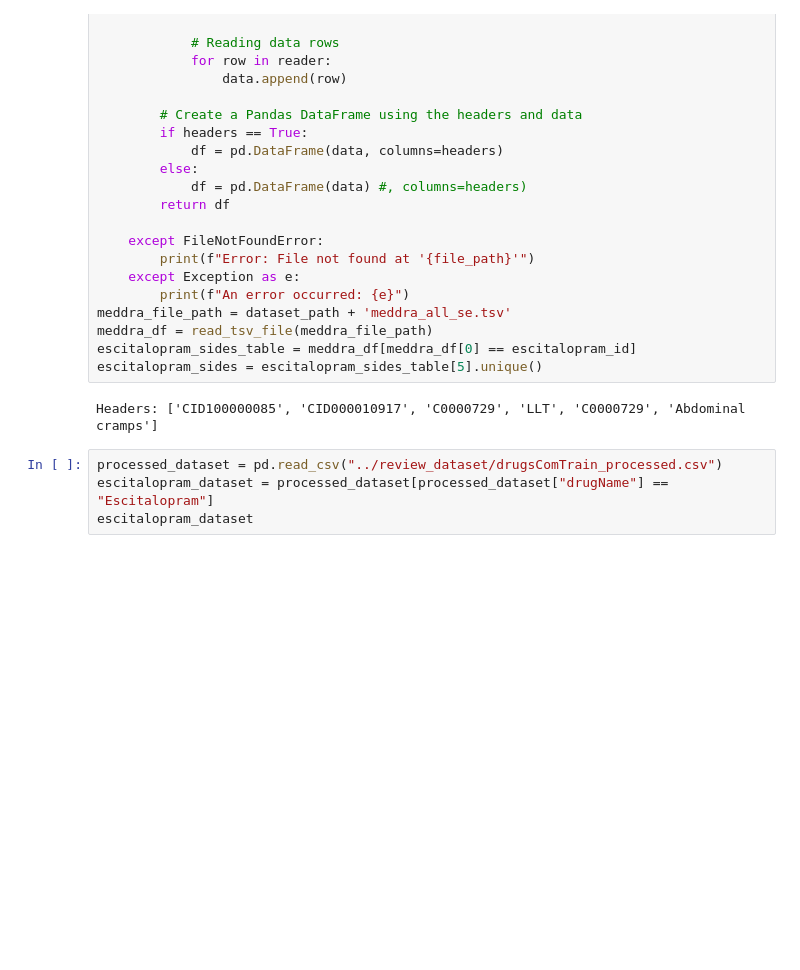
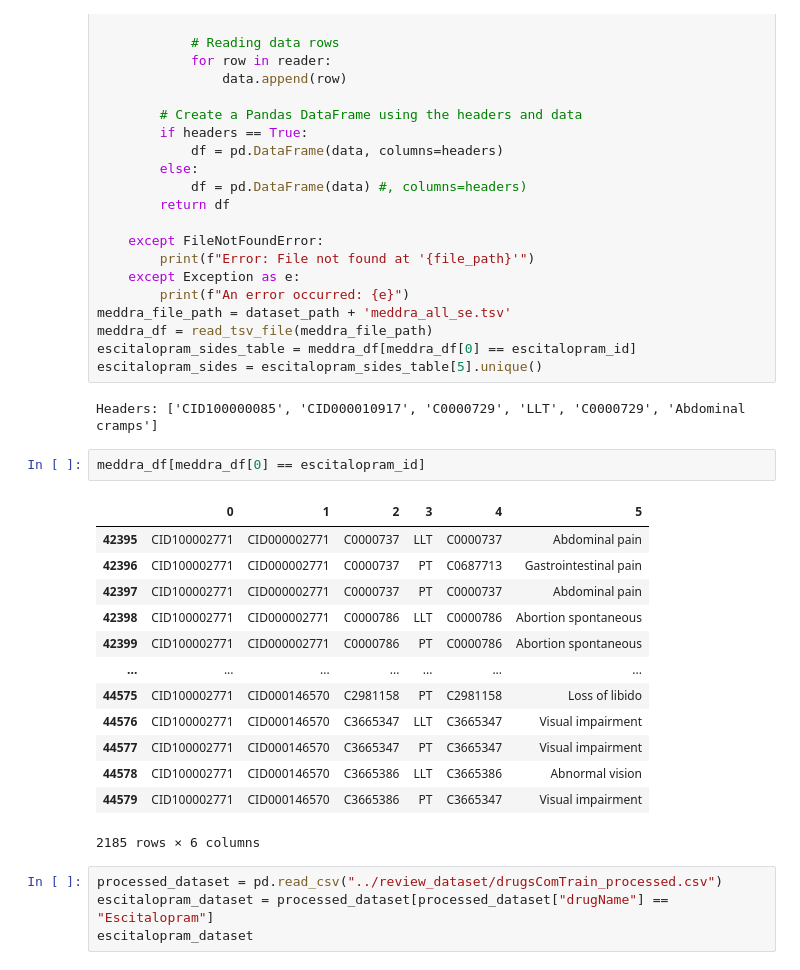
Before and after one commit to sncr0/side_effect_predictor, a Jupyter notebook: sider_extract/sider_extract_scr.ipynb, the cells around one changed output. Saved outputs shown, nothing was run; the diff lists cells and outputs as text; blank space fills up the shorter version.

```diff
--- a/sider_extract/sider_extract_scr.ipynb
+++ b/sider_extract/sider_extract_scr.ipynb
@@ -42,6 +42,22 @@ escitalopram_sides_table = meddra_df[meddra_df[0] == escitalopram_id]
 escitalopram_sides = escitalopram_sides_table[5].unique()
 # %% [output]
 Headers: ['CID100000085', 'CID000010917', 'C0000729', 'LLT', 'C0000729', 'Abdominal cramps']
+# %%
+meddra_df[meddra_df[0] == escitalopram_id]
+# %% [output]
+|  | 0 | 1 | 2 | 3 | 4 | 5 |
+| 42395 | CID100002771 | CID000002771 | C0000737 | LLT | C0000737 | Abdominal pain |
+| 42396 | CID100002771 | CID000002771 | C0000737 | PT | C0687713 | Gastrointestinal pain |
+| 42397 | CID100002771 | CID000002771 | C0000737 | PT | C0000737 | Abdominal pain |
+| 42398 | CID100002771 | CID000002771 | C0000786 | LLT | C0000786 | Abortion spontaneous |
+| 42399 | CID100002771 | CID000002771 | C0000786 | PT | C0000786 | Abortion spontaneous |
+| ... | ... | ... | ... | ... | ... | ... |
+| 44575 | CID100002771 | CID000146570 | C2981158 | PT | C2981158 | Loss of libido |
+| 44576 | CID100002771 | CID000146570 | C3665347 | LLT | C3665347 | Visual impairment |
+| 44577 | CID100002771 | CID000146570 | C3665347 | PT | C3665347 | Visual impairment |
+| 44578 | CID100002771 | CID000146570 | C3665386 | LLT | C3665386 | Abnormal vision |
+| 44579 | CID100002771 | CID000146570 | C3665386 | PT | C3665347 | Visual impairment |
+2185 rows × 6 columns
 # %%
 processed_dataset = pd.read_csv("../review_dataset/drugsComTrain_processed.csv")
 escitalopram_dataset = processed_dataset[processed_dataset["drugName"] == "Escitalopram"]
```
Also changed, not shown: parts of 15 cells of this notebook.
